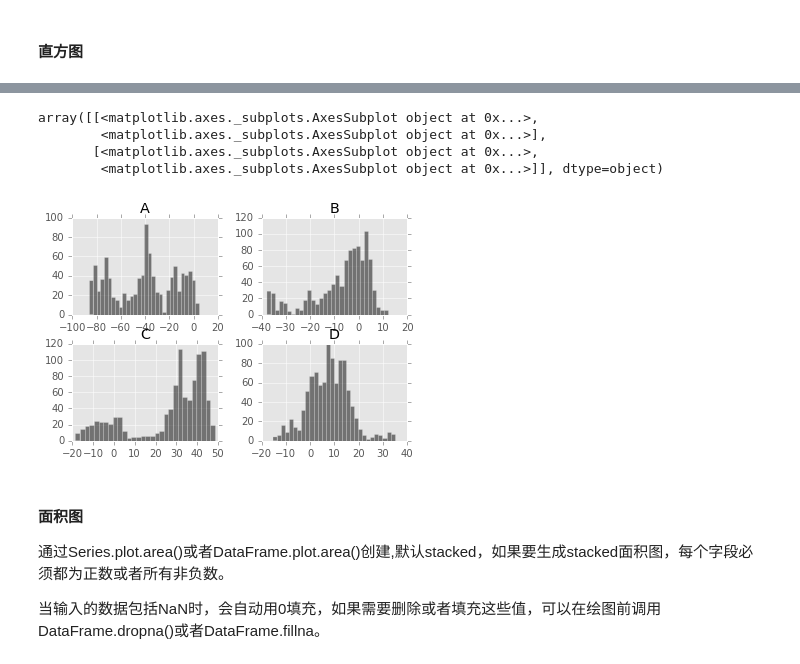
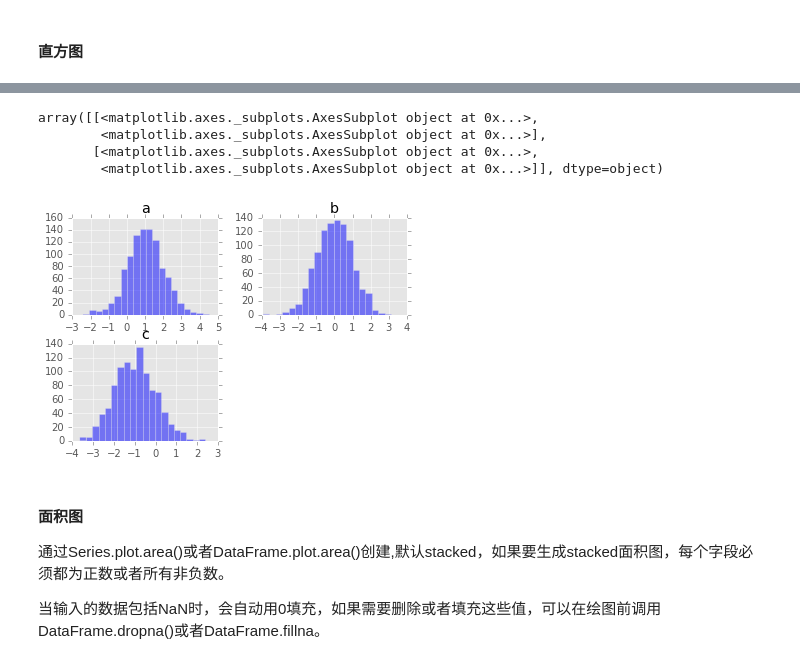
Before and after one commit to dalewa/basic_of_pydata, a Jupyter notebook: Pandas Visualization.ipynb, the cells around one changed output, grey strips where cells are left out. Drawn from its saved outputs; the diff is of its cells as text; code cells hidden in the pictures.

```diff
--- a/Pandas Visualization.ipynb
+++ b/Pandas Visualization.ipynb
@@ -119,14 +114,14 @@ df3.plot.hist(orientation="horizontal",bins=20)
 # %%
 #将结果通过多个子图展示
 #plt.figure()
 
-df.hist(color="k",alpha=0.5,bins=30)
+df3.hist(color="b",alpha=0.5,bins=20)
 # %% [output]
 array([[<matplotlib.axes._subplots.AxesSubplot object at 0x...>,
         <matplotlib.axes._subplots.AxesSubplot object at 0x...>],
        [<matplotlib.axes._subplots.AxesSubplot object at 0x...>,
         <matplotlib.axes._subplots.AxesSubplot object at 0x...>]], dtype=object)
-[figure, old version]
+[figure, new version]
 # %% [markdown]
 #### 面积图
 通过Series.plot.area()或者DataFrame.plot.area()创建,默认stacked，如果要生成stacked面积图，每个字段必须都为正数或者所有非负数。
```
Also changed, not shown: parts of 36 cells of this notebook, 5 other files.
